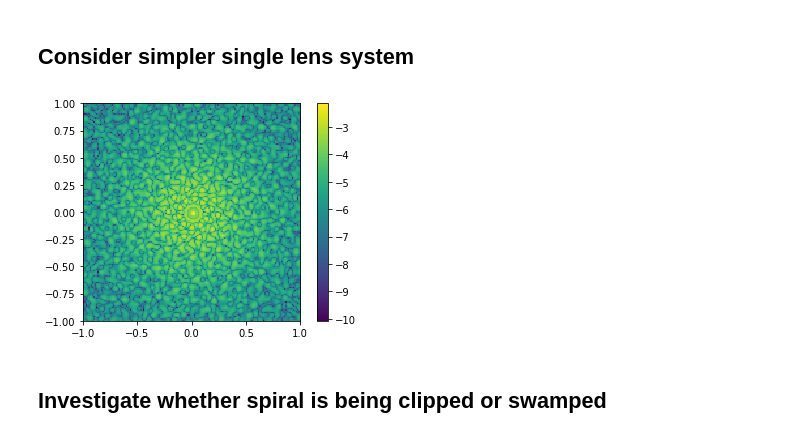
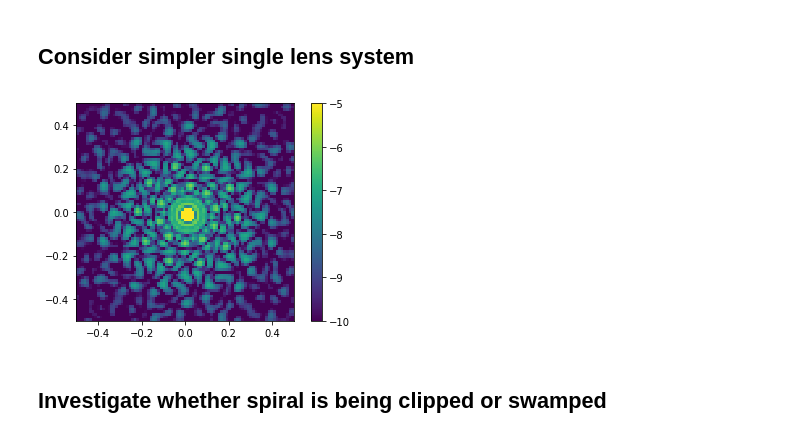
Before and after one commit to benjaminpope/toliman, a Jupyter notebook: image_modelling/notebooks/Validate spiral PSF.ipynb, the cells around one changed output. Saved outputs shown, nothing was run; the diff lists cells and outputs as text; code cells hidden in the pictures.

```diff
--- a/image_modelling/notebooks/Validate spiral PSF.ipynb
+++ b/image_modelling/notebooks/Validate spiral PSF.ipynb
@@ -66,8 +66,7 @@ import numpy as np
 def view_psf(imarray, pitch_mm, viewport_mm):
     c = imarray.shape[0]/2. # Assume scaled image
     w = viewport_mm/pitch_mm
-    plt.imshow(np.log10(imarray[int(c-w):int(c+w),int(c-w):int(c+w)]),cmap='viridis', extent=[x*pitch_mm for x in [-w,w,-w,w]]) #,
-             # vmin=-10, vmax=0)
+    plt.imshow(np.log10(imarray[int(c-w):int(c+w),int(c-w):int(c+w)]),cmap='viridis', extent=[x*pitch_mm for x in [-w,w,-w,w]],vmin=-10, vmax=-5)
     plt.colorbar()
     plt.show()
 # %% [markdown]
@@ -131,9 +141,9 @@ quad_settings = {
                     }
 (quad_wf, quad_sampling) = proper.prop_run('prescription_quad', 0.6, gridsize = gridsize, QUIET=True, PRINT_INTENSITY=False, PASSVALUE=quad_settings)
 # %%
-view_psf(np.abs(quad_wf)**2, quad_sampling/1e-3, 1.)
+view_psf(np.abs(quad_wf)**2, quad_sampling/1e-3, .5)
 # %% [output]
-[figure, old version]
+[figure, new version]
 # %% [markdown]
 ## Investigate whether spiral is being clipped or swamped
 # %%
```
Also changed, not shown: parts of 3 cells of this notebook, 2 other files.
